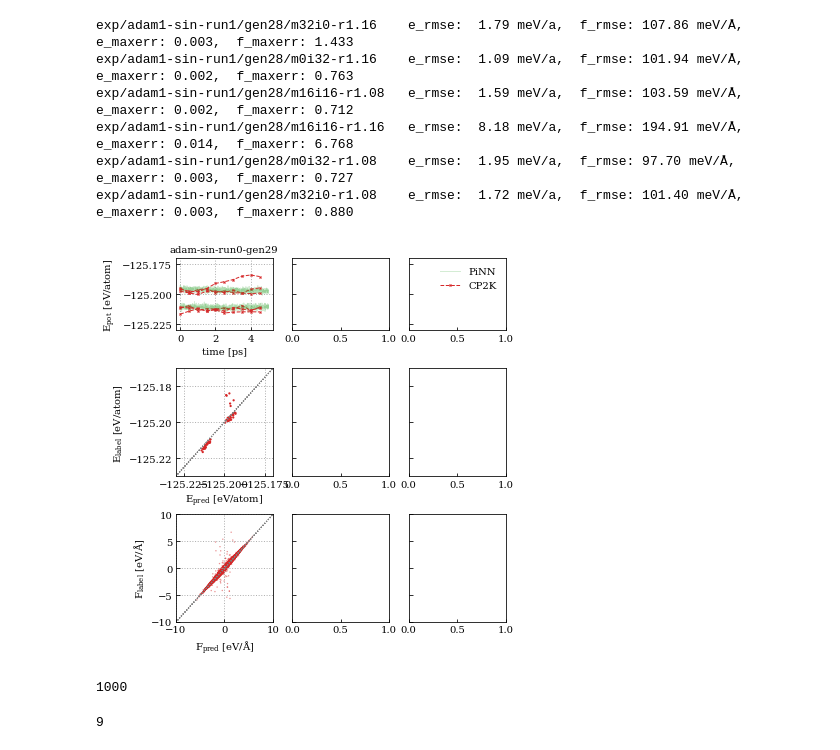
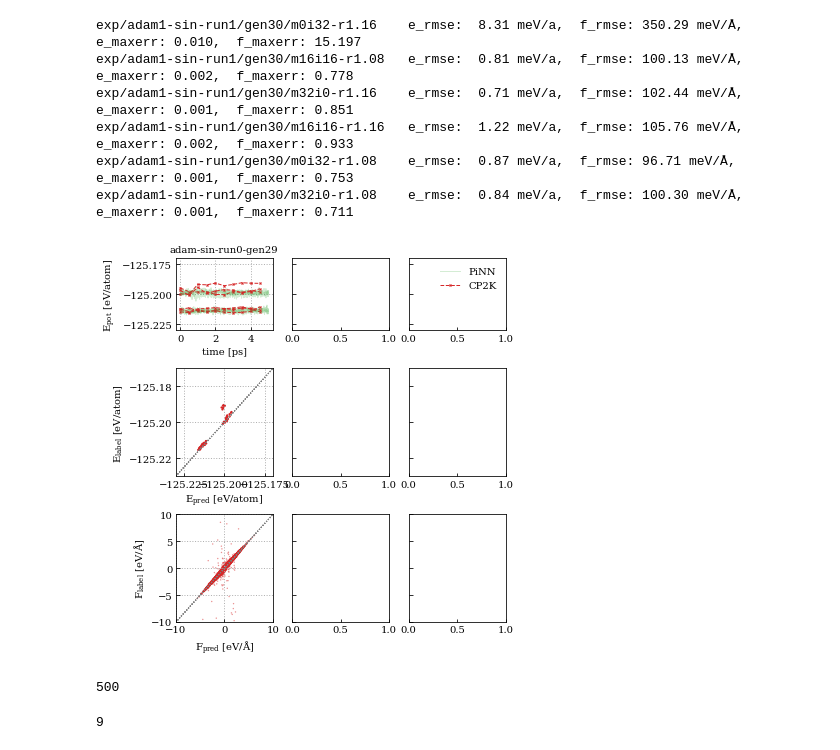
Before and after one commit to yqshao-archive/pils, a Jupyter notebook: notebooks/emd_debug.ipynb, the cells around one changed output. Saved outputs shown, nothing was run; the diff lists cells and outputs as text; code cells hidden in the pictures.

```diff
--- a/notebooks/emd_debug.ipynb
+++ b/notebooks/emd_debug.ipynb
@@ -24,14 +24,14 @@ def plot_energies(ax, ds, init, color):
     except:
         return l2
 
-def doplots():
+def doplots(stride=1):
     l1, l2 = None, None
     for ftraj in glob(f'../{name}/emd/gen{gen}/*/asemd.traj'):
         init = Path(ftraj).parent.name
-        traj = load_ds(ftraj, fmt='asetraj', index='::200')
+        traj = load_ds(ftraj, fmt='asetraj', index=f'::{stride}')
         l1 = plot_energies(ax1, traj, init, 'tab:green')
         try:
-            idx = np.loadtxt(f'../{name}/merge/gen{gen}/{init}/merged.idx')//200
+            idx = np.loadtxt(f'../{name}/merge/gen{gen}/{init}/merged.idx')//stride
             sort = np.argsort(idx)
             e_model = np.array([traj[int(i)]['energy'] for i in idx]) / natom
             f_model = np.array([traj[int(i)]['force'] for i in idx])
@@ -77,37 +77,37 @@ def doplots():
 # %%
 f, axs = plt.subplots(3,3, figsize=[6,6], sharey='row', gridspec_kw={'height_ratios': [2,3,3]})
 for (name, gen, title), (ax1, ax2, ax3) in zip([
-   ['exp/adam1-sin-run1',28, 'adam-sin-run0-gen29'],
+   ['exp/adam1-sin-run1',30, 'adam-sin-run0-gen29'],
    #['exp/adam1-sin-run1',22, 'adam-sin-run0-gen29'],
    #['exp/adam1-sin-run3',19, 'adam-sin-run1-gen20'],
    # ['exp/adam1-sin-quench',14, 'adam-sin-run1-gen20'],
    #['exp/adam1-sin-npt0',19, 'adam-sin-run2-gen20']
 ], axs.T):
-    l1, l2 = doplots()
+    l1, l2 = doplots(stride=200)
     ax1.grid(lw=1, ls=':', which='both')
     ax2.grid(lw=1, ls=':', which='both')
     ax3.grid(lw=1, ls=':', which='both')
 
 axs[0,-1].legend([l1,l2], ['PiNN', 'CP2K'],facecolor='w',frameon=True,edgecolor='none')
 axs[0,0].set_ylabel('$E_{pot}~[eV/atom]$')
 axs[1,0].set_ylabel('$E_{label}~[eV/atom]$')
 axs[2,0].set_ylabel('$F_{label}~[eV/\AA]$')
 plt.tight_layout()
 plt.subplots_adjust(wspace=0.2, hspace=0.4)
 # plt.savefig('al-hyper-ckpt.png')
 # %% [output]
-exp/adam1-sin-run1/gen28/m32i0-r1.16    e_rmse:  1.79 meV/a,  f_rmse: 107.86 meV/Å,  e_maxerr: 0.003,  f_maxerr: 1.433
-exp/adam1-sin-run1/gen28/m0i32-r1.16    e_rmse:  1.09 meV/a,  f_rmse: 101.94 meV/Å,  e_maxerr: 0.002,  f_maxerr: 0.763
-exp/adam1-sin-run1/gen28/m16i16-r1.08   e_rmse:  1.59 meV/a,  f_rmse: 103.59 meV/Å,  e_maxerr: 0.002,  f_maxerr: 0.712
-exp/adam1-sin-run1/gen28/m16i16-r1.16   e_rmse:  8.18 meV/a,  f_rmse: 194.91 meV/Å,  e_maxerr: 0.014,  f_maxerr: 6.768
-exp/adam1-sin-run1/gen28/m0i32-r1.08    e_rmse:  1.95 meV/a,  f_rmse: 97.70 meV/Å,  e_maxerr: 0.003,  f_maxerr: 0.727
-exp/adam1-sin-run1/gen28/m32i0-r1.08    e_rmse:  1.72 meV/a,  f_rmse: 101.40 meV/Å,  e_maxerr: 0.003,  f_maxerr: 0.880
+exp/adam1-sin-run1/gen30/m0i32-r1.16    e_rmse:  8.31 meV/a,  f_rmse: 350.29 meV/Å,  e_maxerr: 0.010,  f_maxerr: 15.197
+exp/adam1-sin-run1/gen30/m16i16-r1.08   e_rmse:  0.81 meV/a,  f_rmse: 100.13 meV/Å,  e_maxerr: 0.002,  f_maxerr: 0.778
+exp/adam1-sin-run1/gen30/m32i0-r1.16    e_rmse:  0.71 meV/a,  f_rmse: 102.44 meV/Å,  e_maxerr: 0.001,  f_maxerr: 0.851
+exp/adam1-sin-run1/gen30/m16i16-r1.16   e_rmse:  1.22 meV/a,  f_rmse: 105.76 meV/Å,  e_maxerr: 0.002,  f_maxerr: 0.933
+exp/adam1-sin-run1/gen30/m0i32-r1.08    e_rmse:  0.87 meV/a,  f_rmse: 96.71 meV/Å,  e_maxerr: 0.001,  f_maxerr: 0.753
+exp/adam1-sin-run1/gen30/m32i0-r1.08    e_rmse:  0.84 meV/a,  f_rmse: 100.30 meV/Å,  e_maxerr: 0.001,  f_maxerr: 0.711
-[figure, old version]
+[figure, new version]
 # %%
 from tips.io import load_ds
 from ase.io import write
 
-traj = load_ds('../exp/adam1-sin-run1/emd/gen28/m16i16-r1.08/asemd.traj',fmt='asetraj', index='::100')
+traj = load_ds('../exp/adam1-sin-run1/emd/gen30/m0i32-r1.16/asemd.traj',fmt='asetraj', index='::200')
 traj_ase = traj.convert(fmt='ase')
 
 for idx, atoms in enumerate(traj_ase):
@@ -119,7 +119,7 @@ for idx, atoms in enumerate(traj_ase):
         unwrap(traj_ase[idx-1], traj_ase[idx])
 write('tmp.xyz', traj_ase)
 # %% [output]
-1000
+500
 # %%
 from tips.io import load_ds
 from ase.io import write
```
